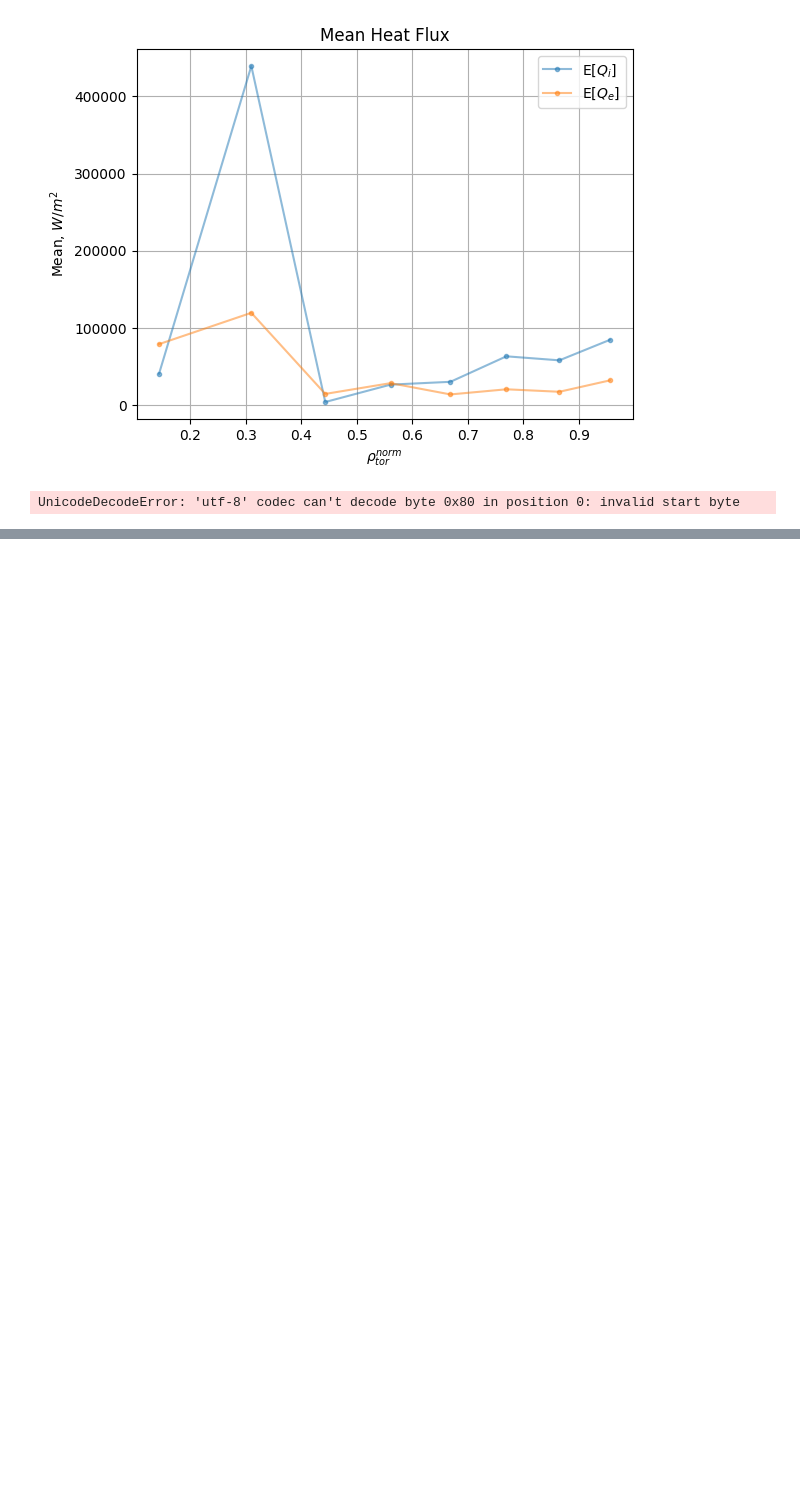
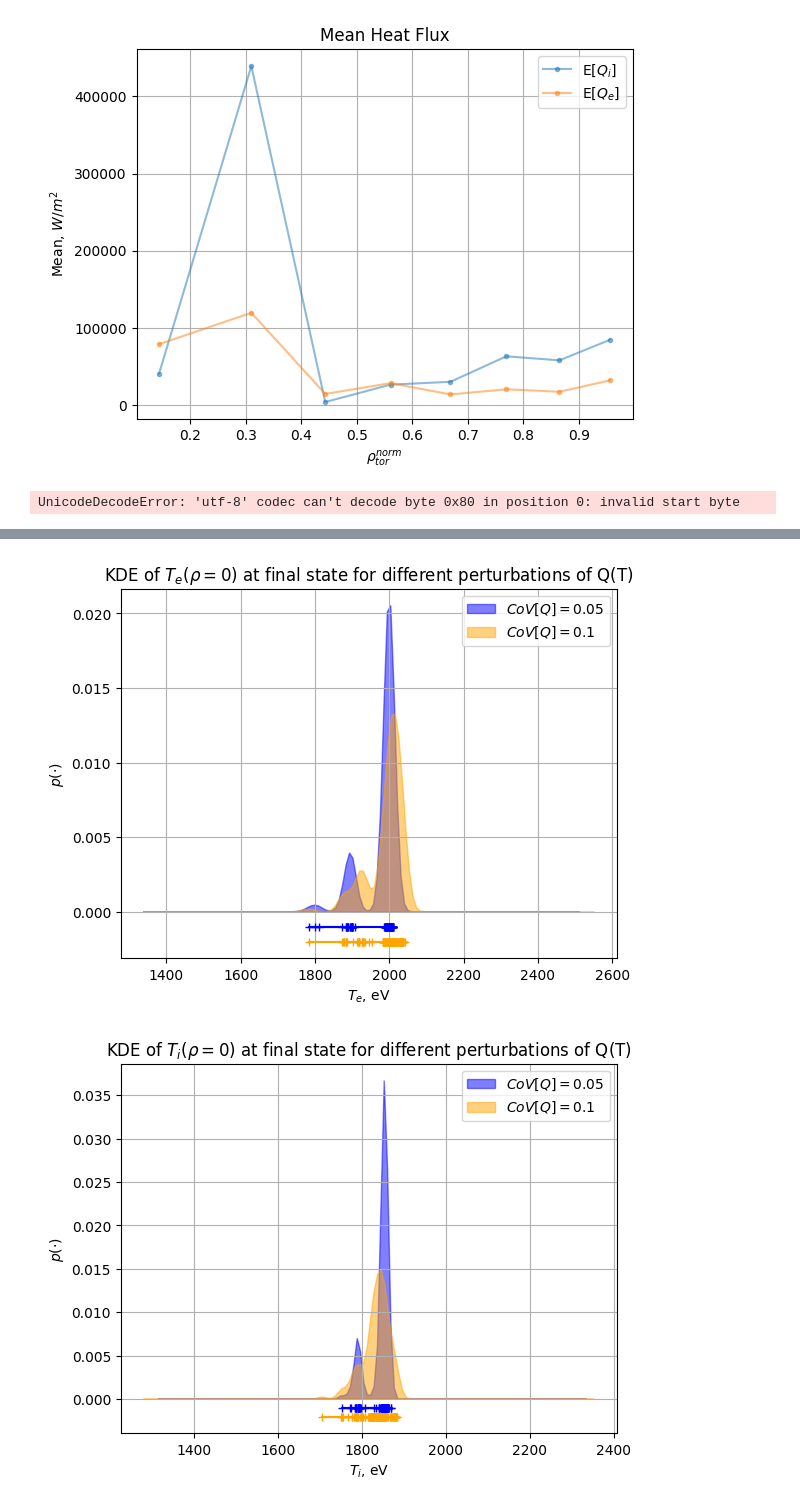
Before and after one commit to vecma-ipp/MFW, a Jupyter notebook: uq/basicda/surrogate_scans.ipynb, the cells around one changed output, grey strips where cells are left out. Cells and saved outputs as stored; diff of their text form; code cells hidden in the pictures; blank space fills up the shorter version.

```diff
--- a/uq/basicda/surrogate_scans.ipynb
+++ b/uq/basicda/surrogate_scans.ipynb
@@ -559,0 +637,50 @@ ti_value_95
+# %%
+# Plot the KDE of T_0: look up /basicad/da_utils.py
+# NEEDS samples aleready loaded (previous cell run)
+from sklearn.neighbors import KernelDensity
+
+cov_inputs = [0.05, 0.1,]
+color_list = ['blue', 'orange']
+dist_list  = [-1E-3, -2E-3]
+
+alpha_transp = 0.5
+
+resol=128
+nbins = 16
+expand_factor = 0.25
+
+coord = 0
+
+for sp in species:
+
+    fig, ax = plt.subplots()
+
+    for i in range(len(data_list)):
+
+
+        data = data_list[i][f"t{sp}_value_{coord}"]
+        data = np.array(data)
+
+        bw = (data.max() - data.min()) / nbins
+        kde = KernelDensity(kernel='gaussian', bandwidth=bw).fit(data)
+
+        x_plot = np.linspace(data.min()*(1-expand_factor),data.max()*(1+expand_factor), resol)[:, np.newaxis]
+        log_dens = kde.score_samples(x_plot)
+
+        ax.fill(x_plot[:, 0], np.exp(log_dens),
+                alpha=alpha_transp,
+                color=color_list[i],
+                label=f"$CoV[Q]={cov_inputs[i]}$")
+
+        # pluses for individual readings
+        ax.plot(data[:, 0], np.full(data.shape[0], dist_list[i]), marker="+", color=color_list[i])
+
+    ax.legend(loc='best')
+    ax.set_xlabel(f"$T_{sp}$, eV")
+    ax.set_ylabel(f"$p(\\cdot)$")
+    ax.set_title(f"KDE of $T_{sp}(\\rho={coord})$ at final state for different perturbations of Q(T)")
+
+    fig.savefig(f"gem0sur_aleatoric_kde_t{sp}.pdf")
+# %% [output]
+[figure, added]
+[figure, added]
```
Also changed, not shown: parts of 3 cells of this notebook.
